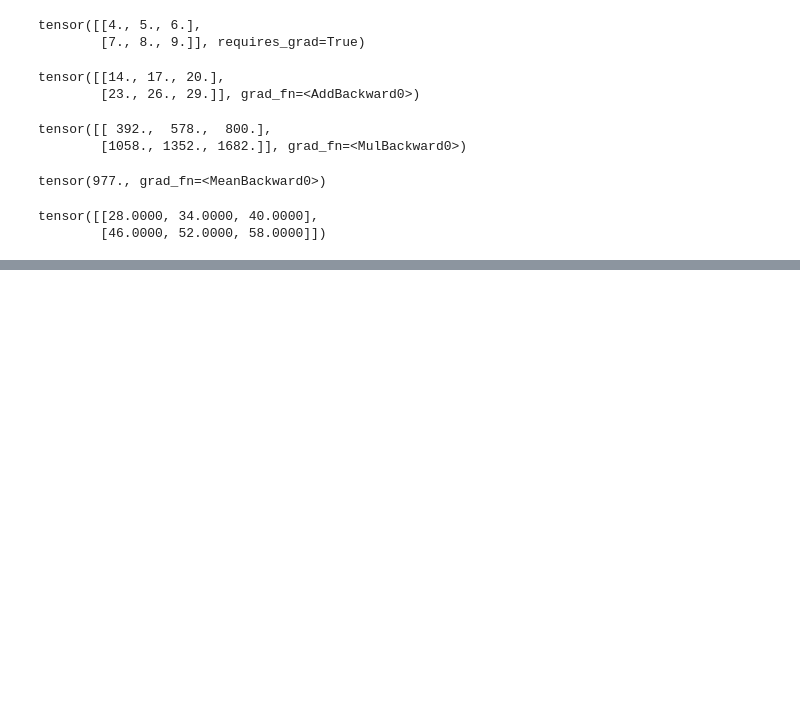
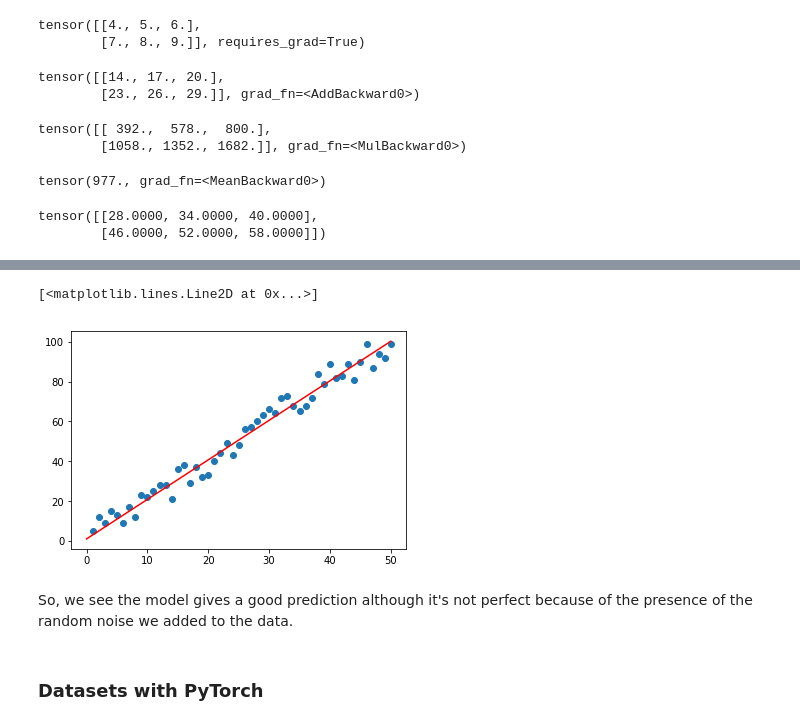
Before and after one commit to KIRTISNIGDHA/DeepLearning-With-PyTorch, a Jupyter notebook: PyTorch Practice.ipynb, the cells around one changed output, grey strips where cells are left out. Saved outputs shown, nothing was run; the diff lists cells and outputs as text; code cells hidden in the pictures; blank space fills up the shorter version.

```diff
--- a/PyTorch Practice.ipynb
+++ b/PyTorch Practice.ipynb
@@ -459,0 +702,17 @@ tensor([[28.0000, 34.0000, 40.0000],
+# %%
+x = np.linspace(0,50,50) # here we choose a similar input to evalaute the model's performance
+current_weight = model.linear.weight.item()
+current_bias = model.linear.bias.item()
+
+predicted_y = current_weight * x + current_bias
+# %%
+# evalauting on the real values how well our model preicts
+plt.scatter(X.numpy(),y.numpy())
+plt.plot(x,predicted_y,'r')
+# %% [output]
+[<matplotlib.lines.Line2D at 0x...>]
+[figure, added]
+# %% [markdown]
+So, we see the model gives a good prediction although it's not perfect because of the presence of the random noise we added to the data.
+# %% [markdown]
+### Datasets with PyTorch
```
Also changed, not shown: parts of 51 cells of this notebook.
